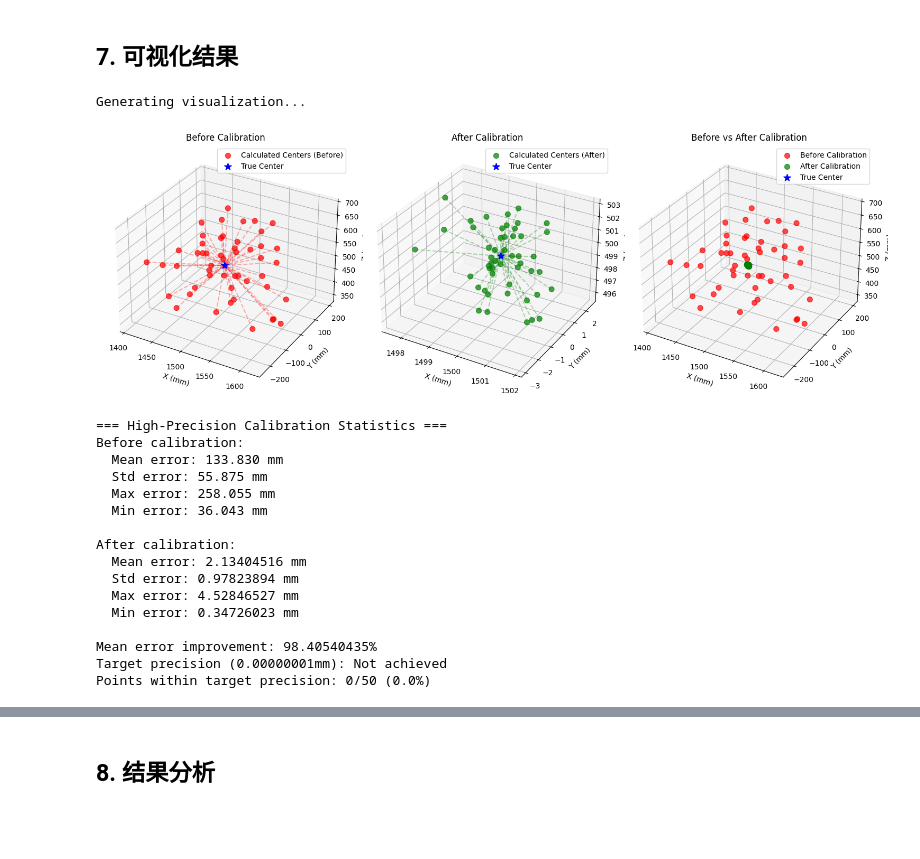
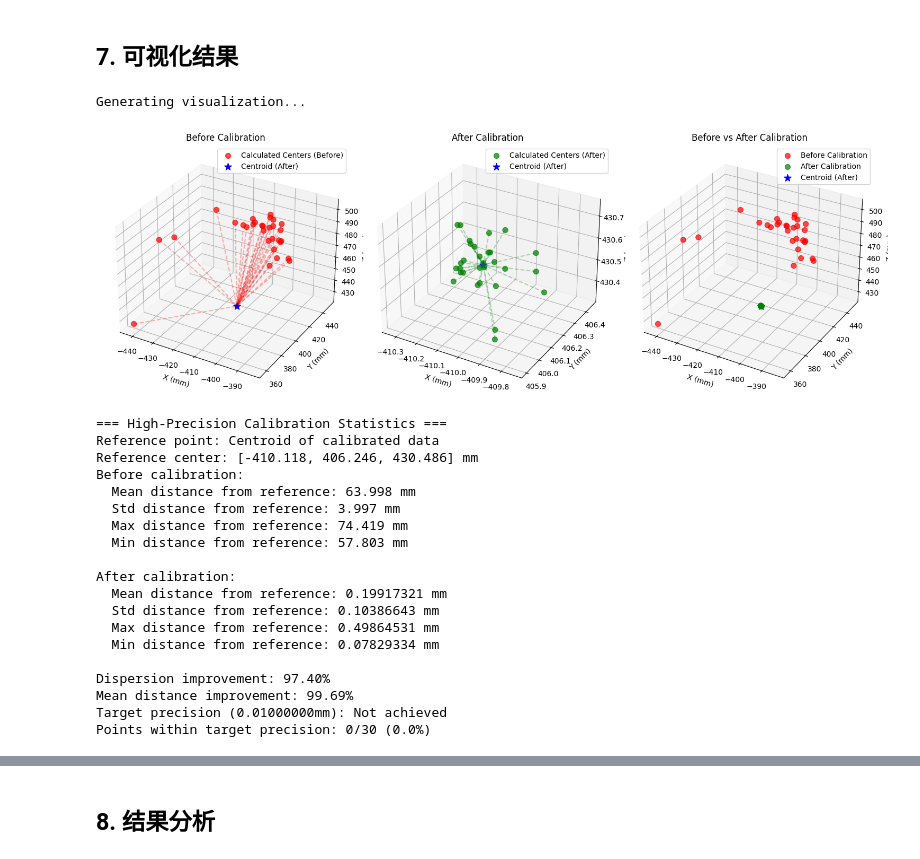
Before and after one commit to xia112358/diff_cali, a Jupyter notebook: test.ipynb, the cells around one changed output, grey strips where cells are left out. Cells and saved outputs as stored; diff of their text form; code cells hidden in the pictures; blank space fills up the shorter version.

```diff
--- a/test.ipynb
+++ b/test.ipynb
@@ -161,4 +182,6 @@ End effector position (mm): [-1287.05939768  -439.10612873  -275.10654886]
 # %%
+from main_cali.calibrator import RobotCalibrator
+
 # 创建高精度校准器,使用新的排除规则
 calibrator = RobotCalibrator(
     robot,
@@ -171,7 +194,7 @@ calibrator = RobotCalibrator(
         4: ['beta'],               # 排除第五关节(索引4)的beta参数
         5: ['beta']                # 排除第六关节(索引5)的beta参数
     },
-    target_precision=1e-8
+    target_precision=1e-2
 )
 print(f"Created high-precision calibrator")
 print(f"Calibration parameters: {calibrator.calibration_params}")
@@ -478,12 +415,27 @@ Position range:
 # %% [markdown]
 ## 5. 执行校准
 # %%
-# 执行高精度校准 - 使用优化后的参数
+# 执行高精度校准
+print(f"准备使用 {len(observations)} 个观测数据进行校准")
+
+# 检查观测数据中是否有点云数据
+has_point_clouds = any(obs.get('point_cloud') is not None for obs in observations)
+
+if not has_point_clouds:
+    print("⚠️  观测数据中没有点云数据，将使用仅基于关节角度的标定")
+
+
+# 执行高精度校准
 print("\nStarting variance-based calibration...")
 results = calibrator.calibrate(
     learning_rate=0.01,     # 降低学习率以适应方差优化
-    max_iterations=10000,     # 调整迭代次数
-    tolerance=1e-20,         # 更严格的收敛条件
+    max_iterations=20000,    # 调整迭代次数
+    tolerance=1e-10,        # 更严格的收敛条件
     verbose=True
 )
+
+if results is None:
+    print("❌ 校准失败，返回结果为None")
+else:
+    print("✓ 校准完成")
 # %% [output]
@@ -596,31 +461,32 @@ link_0:
 # %%
 from main_cali.data_anl import plot_calibration_results, plot_optimization_history
 
-# 定义真实球心位置（与data_generate.py中一致）
-true_sphere_center = [1500, 0, 500]  # 球心在基坐标系的位置 (mm)
-
 # 绘制校准前后的结果
 print("\nGenerating visualization...")
-plot_calibration_results(results, true_sphere_center=true_sphere_center)
+# 现在不需要提供真实球心，函数会自动使用校准后数据的质心作为参考
+plot_calibration_results(results)
 # %% [output]
 Generating visualization...
-[figure, old version]
+[figure, new version]
 === High-Precision Calibration Statistics ===
+Reference point: Centroid of calibrated data
+Reference center: [-410.118, 406.246, 430.486] mm
 Before calibration:
-  Mean error: 133.830 mm
-  Std error: 55.875 mm
-  Max error: 258.055 mm
-  Min error: 36.043 mm
+  Mean distance from reference: 63.998 mm
+  Std distance from reference: 3.997 mm
+  Max distance from reference: 74.419 mm
+  Min distance from reference: 57.803 mm
 
 After calibration:
-  Mean error: 2.13404516 mm
-  Std error: 0.97823894 mm
-  Max error: 4.52846527 mm
-  Min error: 0.34726023 mm
+  Mean distance from reference: 0.19917321 mm
+  Std distance from reference: 0.10386643 mm
+  Max distance from reference: 0.49864531 mm
+  Min distance from reference: 0.07829334 mm
 
-Mean error improvement: 98.40540435%
-Target precision (0.00000001mm): Not achieved
-Points within target precision: 0/50 (0.0%)
+Dispersion improvement: 97.40%
+Mean distance improvement: 99.69%
+Target precision (0.01000000mm): Not achieved
+Points within target precision: 0/30 (0.0%)
 # %%
 # 绘制优化历史
 plot_optimization_history(results)
```
Also changed, not shown: parts of 21 cells of this notebook, 13 other files.
